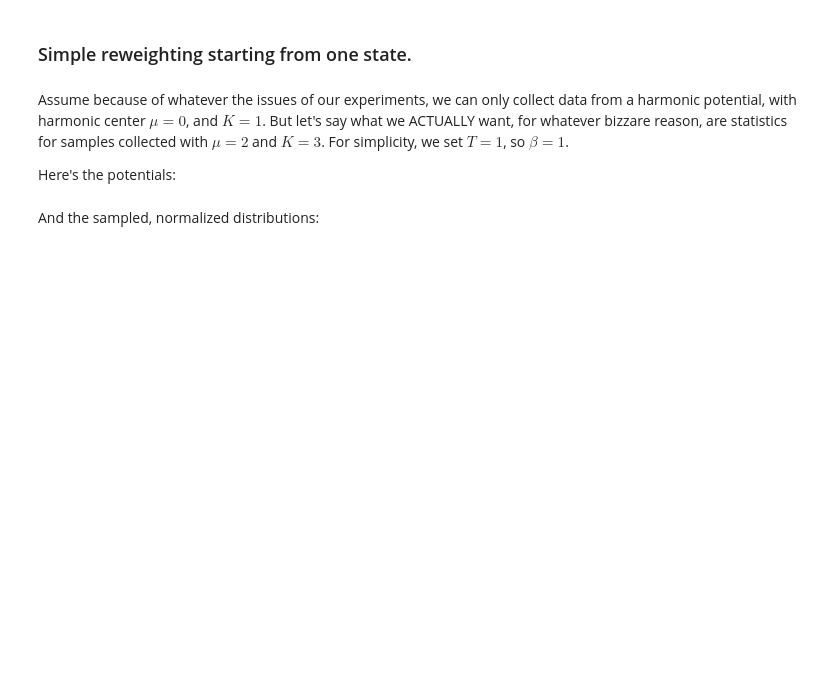
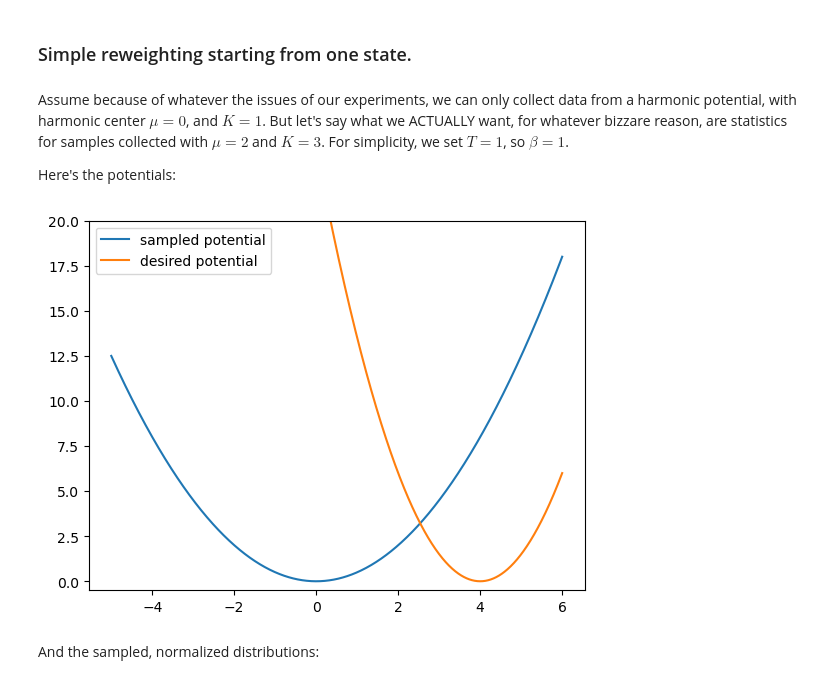
Before and after one commit to icomse/12th_workshop_biomolecular, a Jupyter notebook: Wednesday/harmonic-oscillators-free-energy.ipynb, the cells around one changed output. Saved outputs shown, nothing was run; the diff lists cells and outputs as text; code cells hidden in the pictures; blank space fills up the shorter version.

```diff
--- a/Wednesday/harmonic-oscillators-free-energy.ipynb
+++ b/Wednesday/harmonic-oscillators-free-energy.ipynb
@@ -90,14 +101,16 @@ Here's the potentials:
 # %%
 sampled_K = 1
 sampled_mean = 0
 desired_K = 3
-desired_mean = 2
+desired_mean = 4
 x=np.linspace(-5,6,1000)
 plt.plot(x,(sampled_K/2)*(x-sampled_mean)**2,label="sampled potential")
 plt.plot(x,(desired_K/2)*(x-desired_mean)**2,label="desired potential")
 plt.ylim([-0.5,20])
 plt.legend()
 plt.show()
+# %% [output]
+[figure, added]
 # %% [markdown]
 And the sampled, normalized distributions:
 # %%
```
Also changed, not shown: parts of 21 cells of this notebook, 32 other files.
